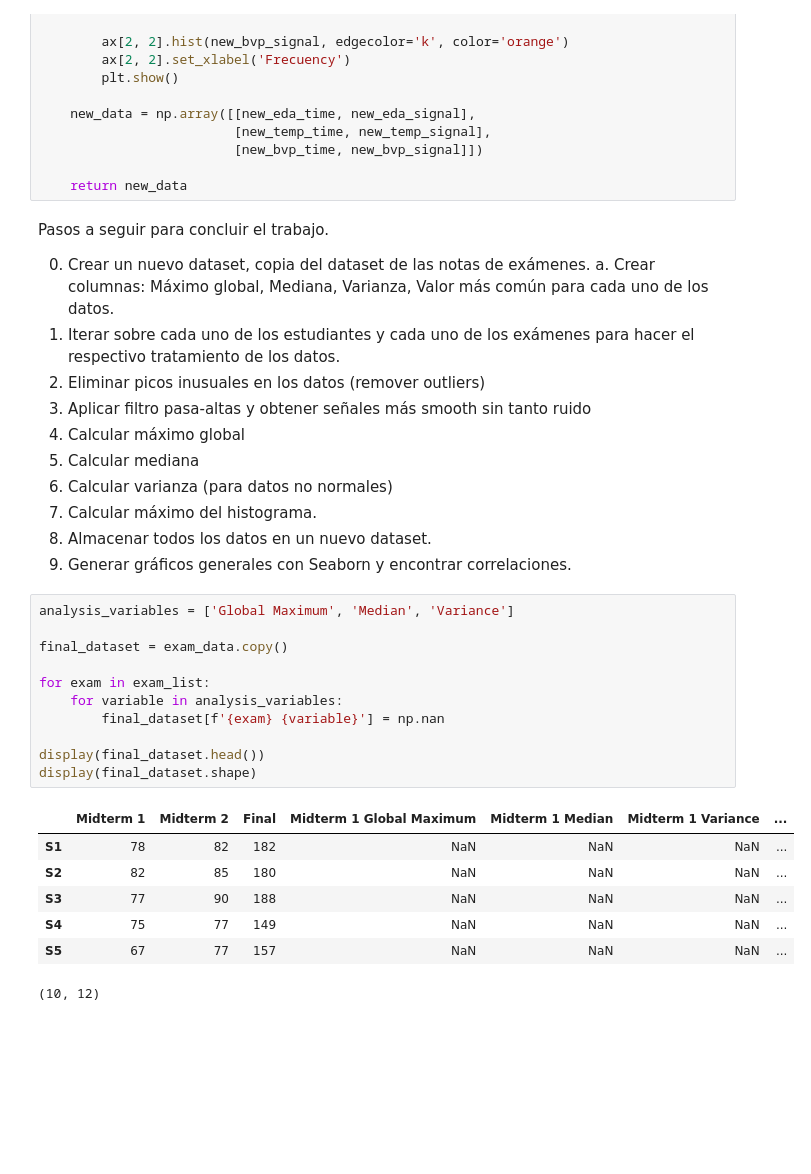
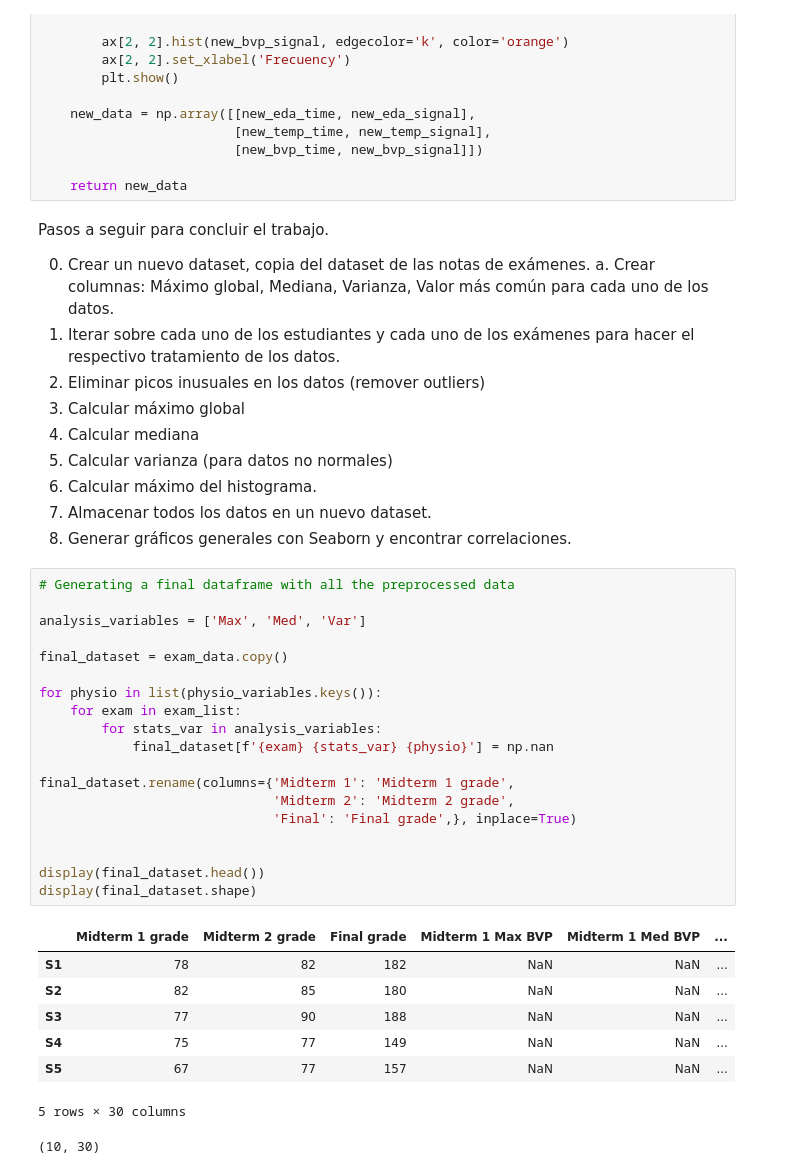
Before and after one commit to jsForeroBiomed/wearable-stress-exam-performance, a Jupyter notebook: Physiological-signals.ipynb, the cells around one changed output. Cells and saved outputs as stored; diff of their text form; blank space fills up the shorter version.

```diff
--- a/Physiological-signals.ipynb
+++ b/Physiological-signals.ipynb
@@ -399,30 +399,38 @@ Pasos a seguir para concluir el trabajo.
     a.  Crear columnas: Máximo global, Mediana, Varianza, Valor más común para cada uno de los datos.
 1. Iterar sobre cada uno de los estudiantes y cada uno de los exámenes para hacer el respectivo tratamiento de los datos.
 2. Eliminar picos inusuales en los datos (remover outliers)
-3. Aplicar filtro pasa-altas y obtener señales más smooth sin tanto ruido
-4. Calcular máximo global
-5. Calcular mediana
-6. Calcular varianza (para datos no normales)
-7. Calcular máximo del histograma.
-8. Almacenar todos los datos en un nuevo dataset.
-9. Generar gráficos generales con Seaborn y encontrar correlaciones.
+3. Calcular máximo global
+4. Calcular mediana
+5. Calcular varianza (para datos no normales)
+6. Calcular máximo del histograma.
+7. Almacenar todos los datos en un nuevo dataset.
+8. Generar gráficos generales con Seaborn y encontrar correlaciones.
 # %%
-analysis_variables = ['Global Maximum', 'Median', 'Variance']
+# Generating a final dataframe with all the preprocessed data
+
+analysis_variables = ['Max', 'Med', 'Var']
 
 final_dataset = exam_data.copy()
 
-for exam in exam_list:
-    for variable in analysis_variables:
-        final_dataset[f'{exam} {variable}'] = np.nan
+for physio in list(physio_variables.keys()):
+    for exam in exam_list:
+        for stats_var in analysis_variables:
+            final_dataset[f'{exam} {stats_var} {physio}'] = np.nan
+
+final_dataset.rename(columns={'Midterm 1': 'Midterm 1 grade',
+                              'Midterm 2': 'Midterm 2 grade',
+                              'Final': 'Final grade',}, inplace=True)
+
 
 display(final_dataset.head())
 display(final_dataset.shape)
 # %% [output]
-|  | Midterm 1 | Midterm 2 | Final | Midterm 1 Global Maximum | Midterm 1 Median | Midterm 1 Variance | ... |
-| S1 | 78 | 82 | 182 | NaN | NaN | NaN | ... |
-| S2 | 82 | 85 | 180 | NaN | NaN | NaN | ... |
-| S3 | 77 | 90 | 188 | NaN | NaN | NaN | ... |
-| S4 | 75 | 77 | 149 | NaN | NaN | NaN | ... |
-| S5 | 67 | 77 | 157 | NaN | NaN | NaN | ... |
+|  | Midterm 1 grade | Midterm 2 grade | Final grade | Midterm 1 Max BVP | Midterm 1 Med BVP | ... |
+| S1 | 78 | 82 | 182 | NaN | NaN | ... |
+| S2 | 82 | 85 | 180 | NaN | NaN | ... |
+| S3 | 77 | 90 | 188 | NaN | NaN | ... |
+| S4 | 75 | 77 | 149 | NaN | NaN | ... |
+| S5 | 67 | 77 | 157 | NaN | NaN | ... |
-(10, 12)
+5 rows × 30 columns
+(10, 30)
 # %%
```
Also changed, not shown: parts of 5 cells of this notebook.
